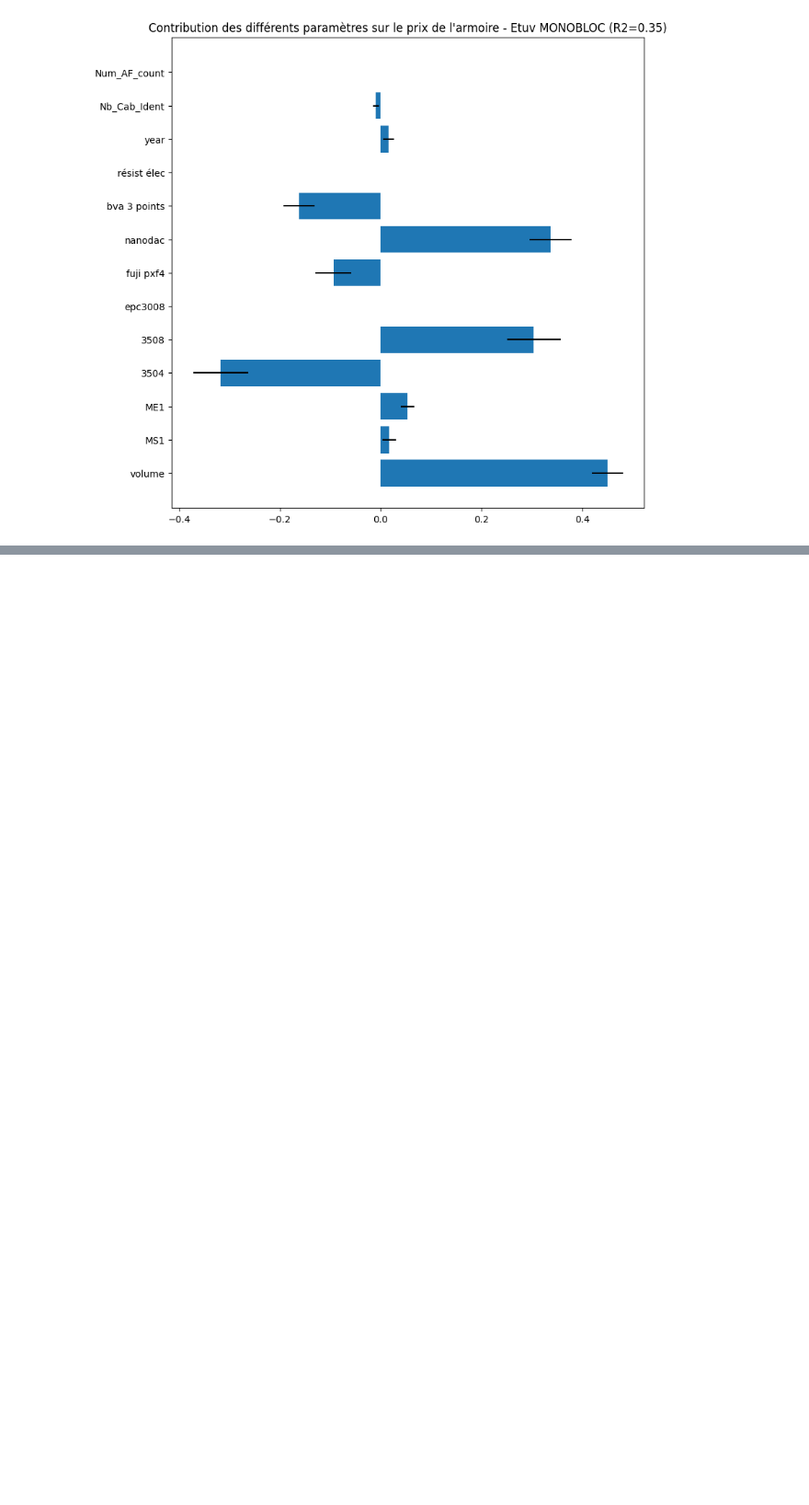
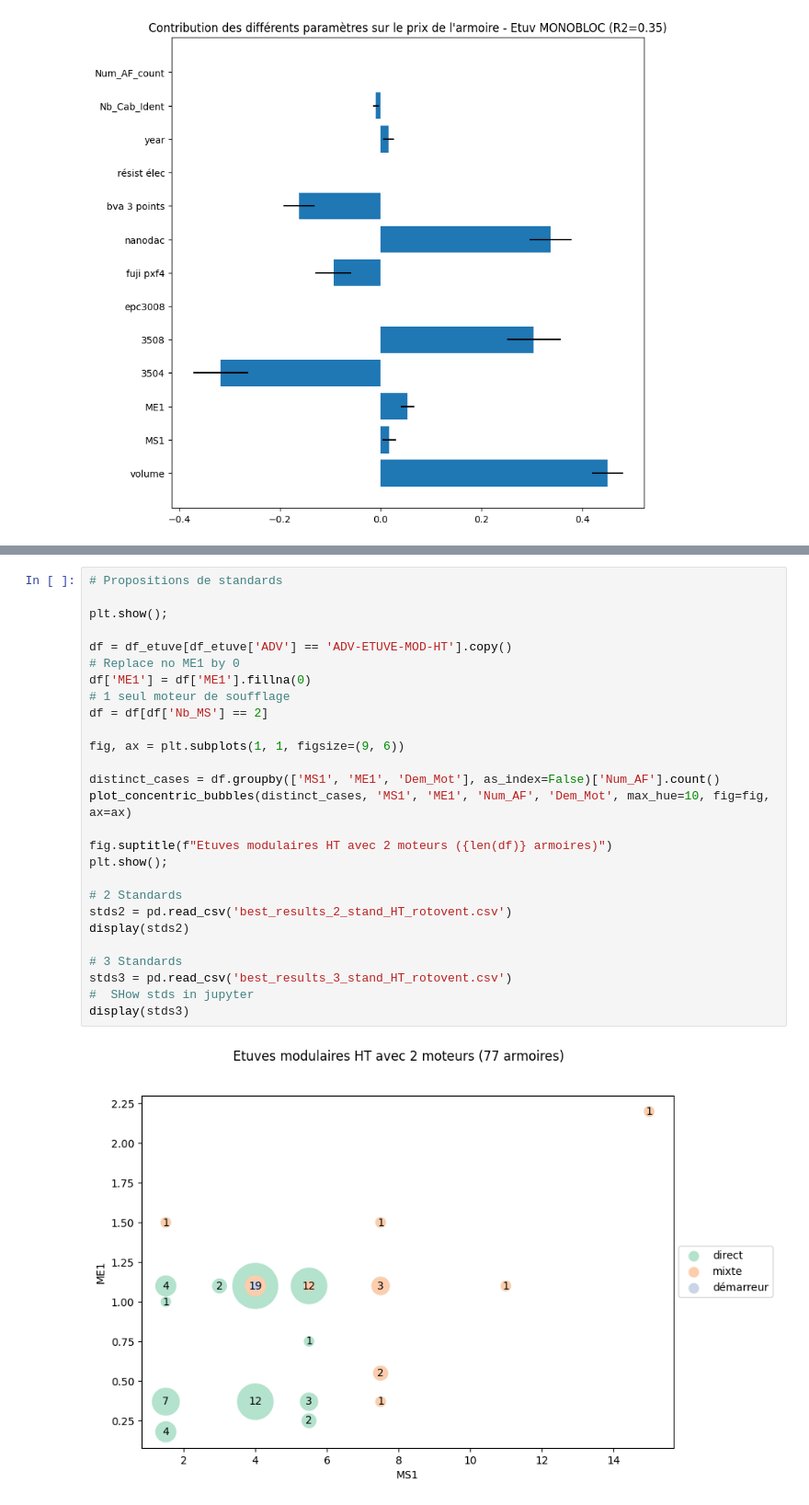
Before and after one commit to paolomia/schema_elec_industrie, a Jupyter notebook: report_12_23.ipynb, the cells around one changed output, grey strips where cells are left out. Shown at 92% size. Cells and saved outputs as stored; diff of their text form; blank space fills up the shorter version.

```diff
--- a/report_12_23.ipynb
+++ b/report_12_23.ipynb
@@ -766,0 +830,29 @@ Après échange avec Julien G. :
+# %%
+# Propositions de standards
+
+plt.show();
+
+df = df_etuve[df_etuve['ADV'] == 'ADV-ETUVE-MOD-HT'].copy()
+# Replace no ME1 by 0
+df['ME1'] = df['ME1'].fillna(0)
+# 1 seul moteur de soufflage
+df = df[df['Nb_MS'] == 2]
+
+fig, ax = plt.subplots(1, 1, figsize=(9, 6))
+
+distinct_cases = df.groupby(['MS1', 'ME1', 'Dem_Mot'], as_index=False)['Num_AF'].count()
+plot_concentric_bubbles(distinct_cases, 'MS1', 'ME1', 'Num_AF', 'Dem_Mot', max_hue=10, fig=fig, ax=ax)
+
+fig.suptitle(f"Etuves modulaires HT avec 2 moteurs ({len(df)} armoires)")
+plt.show();
+
+# 2 Standards
+stds2 = pd.read_csv('best_results_2_stand_HT_rotovent.csv')
+display(stds2)
+
+# 3 Standards
+stds3 = pd.read_csv('best_results_3_stand_HT_rotovent.csv')
+#  SHow stds in jupyter
+display(stds3)
+# %% [output]
+[figure, added]
```
Also changed, not shown: parts of 9 cells of this notebook, 2 other files.
